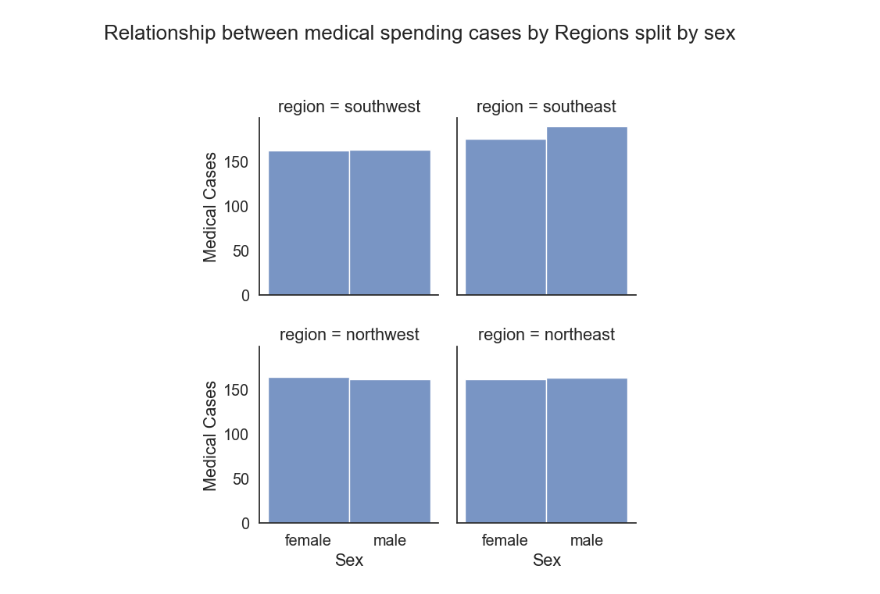
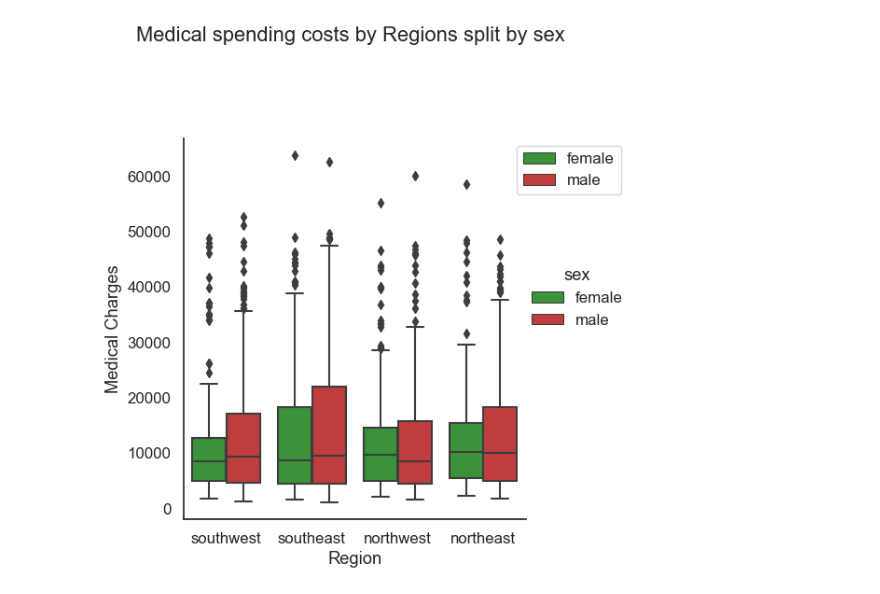
Before and after one commit to ubco-W2022T2-data301/project-group-group40, a Jupyter notebook: analysis/analysis2.ipynb, the cells around one changed output. Cells and saved outputs as stored; diff of their text form; code cells hidden in the pictures.

```diff
--- a/analysis/analysis2.ipynb
+++ b/analysis/analysis2.ipynb
@@ -39,10 +23,13 @@ sns.set_theme(style="white",
              )
 plt.rc("axes.spines", top=False, right=False)
-# %%
-x=sns.FacetGrid(df, col="region",col_wrap=2)
-x.map(sns.histplot, "sex")
-x.set_axis_labels("Sex", "Medical Cases")
-x.fig.suptitle("Relationship between medical spending cases by Regions split by sex", y=1.2)
-x.fig.subplots_adjust(top=1)
-# %% [output]
-[figure, removed]
+# %%
+p = sns.color_palette(['tab:green', 'tab:red'])
+
+x = sns.catplot(data=df, x='region', y='charges', hue='sex', kind='box', palette=p)
+x.fig.suptitle("Medical spending costs by Regions split by sex", y=1.2)
+x.set(xlabel="Region", ylabel="Medical Charges")
+
+plt.legend(loc='upper right', bbox_to_anchor=(1.3, 1))
+plt.show()
+# %% [output]
+[figure, added]
```
Also changed, not shown: parts of 16 cells of this notebook, 2 other files.
